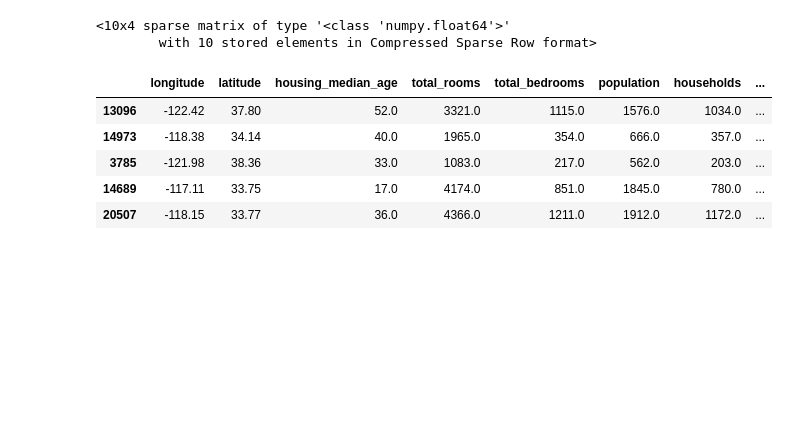
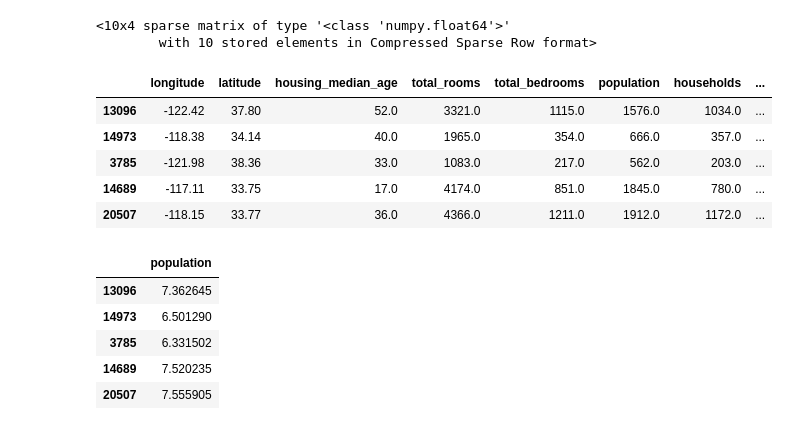
Before and after one commit to samoei/housing-price-predictor, a Jupyter notebook: notebooks/housing.ipynb, the cells around one changed output. Drawn from its saved outputs; the diff is of its cells as text; code cells hidden in the pictures; blank space fills up the shorter version.

```diff
--- a/notebooks/housing.ipynb
+++ b/notebooks/housing.ipynb
@@ -709,0 +716,9 @@ housing.head()
+# %%
+log_pop.head()
+# %% [output]
+|  | population |
+| 13096 | 7.362645 |
+| 14973 | 6.501290 |
+| 3785 | 6.331502 |
+| 14689 | 7.520235 |
+| 20507 | 7.555905 |
```
Also changed, not shown: parts of 7 cells of this notebook, 1 other file.
